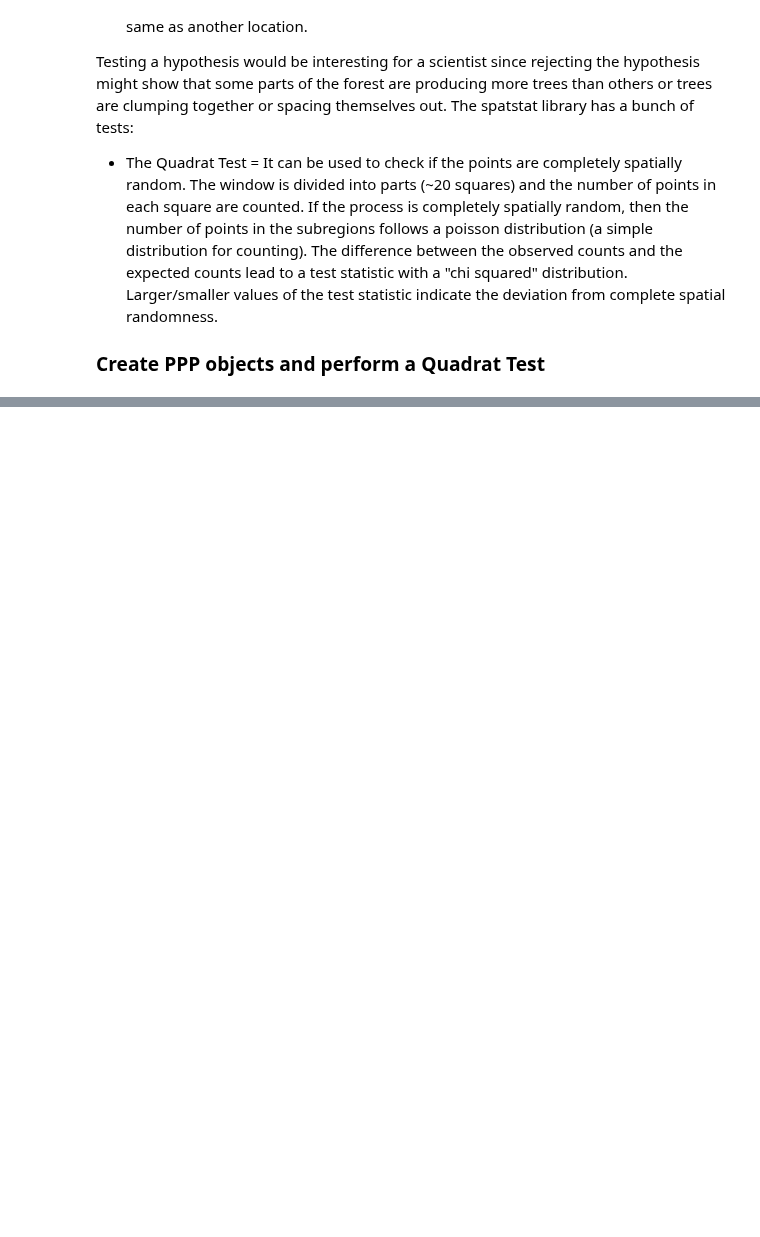
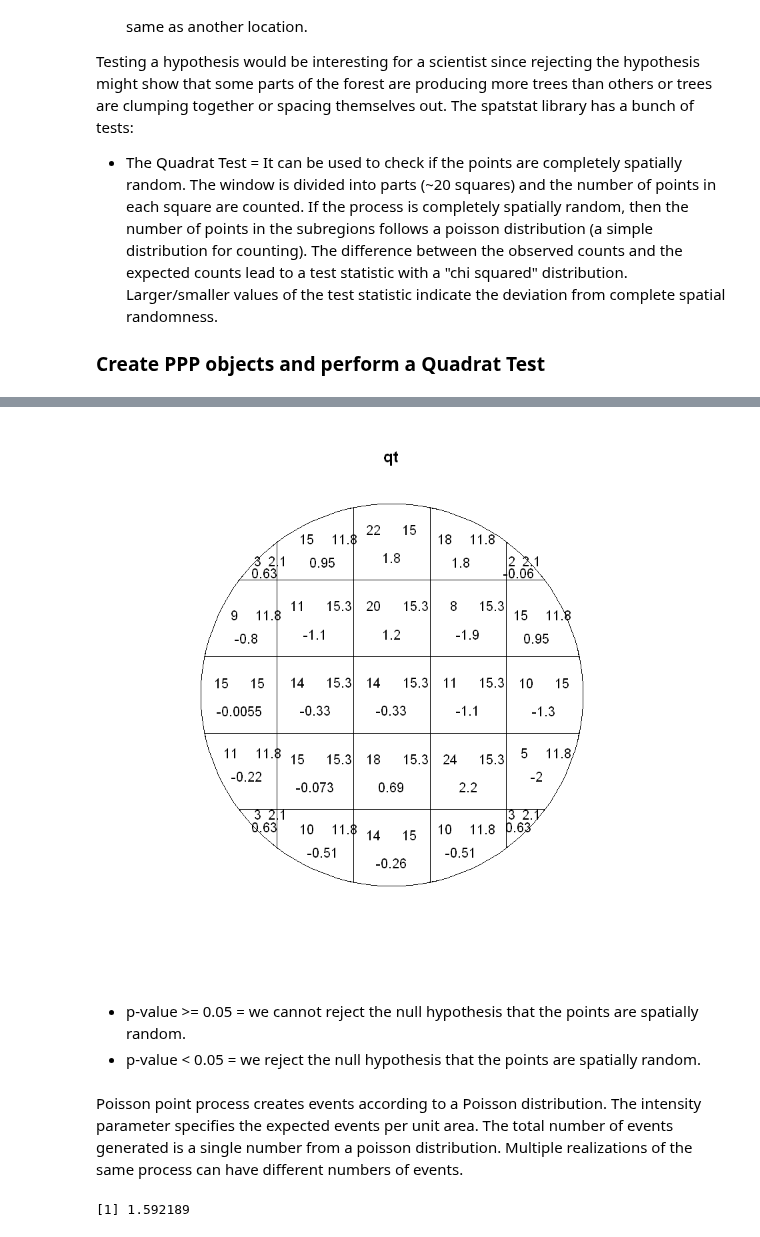
Before and after one commit to iamjz/R-Data, a Jupyter notebook: SpatialStatisticsBasics.ipynb, the cells around one changed output, grey strips where cells are left out. Drawn from its saved outputs; the diff is of its cells as text; code cells hidden in the pictures; blank space fills up the shorter version.

```diff
--- a/SpatialStatisticsBasics.ipynb
+++ b/SpatialStatisticsBasics.ipynb
@@ -114,0 +134,2 @@ Testing a hypothesis would be interesting for a scientist since rejecting the hy
+# %%
+ppxy <- ppp(x = x, y = y, window = disc(radius))
@@ -114,0 +142,3 @@ Testing a hypothesis would be interesting for a scientist since rejecting the hy
+# %%
+# testing the point pattern
+qt <- quadrat.test(ppxy)
@@ -114,0 +159,9 @@ Testing a hypothesis would be interesting for a scientist since rejecting the hy
+# %%
+plot(qt)
+# %% [output]
+[figure, added]
+# %% [markdown]
+* p-value >= 0.05 = we cannot reject the null hypothesis that the points are spatially random.
+* p-value < 0.05 = we reject the null hypothesis that the points are spatially random.
+# %% [markdown]
+Poisson point process creates events according to a Poisson distribution. The intensity parameter specifies the expected events per unit area. The total number of events generated is a single number from a poisson distribution. Multiple realizations of the same process can have different numbers of events.
@@ -114,0 +174,4 @@ Testing a hypothesis would be interesting for a scientist since rejecting the hy
+# %%
+lambda
+# %% [output]
+[1] 1.592189
```
Also changed, not shown: parts of 29 cells of this notebook.
